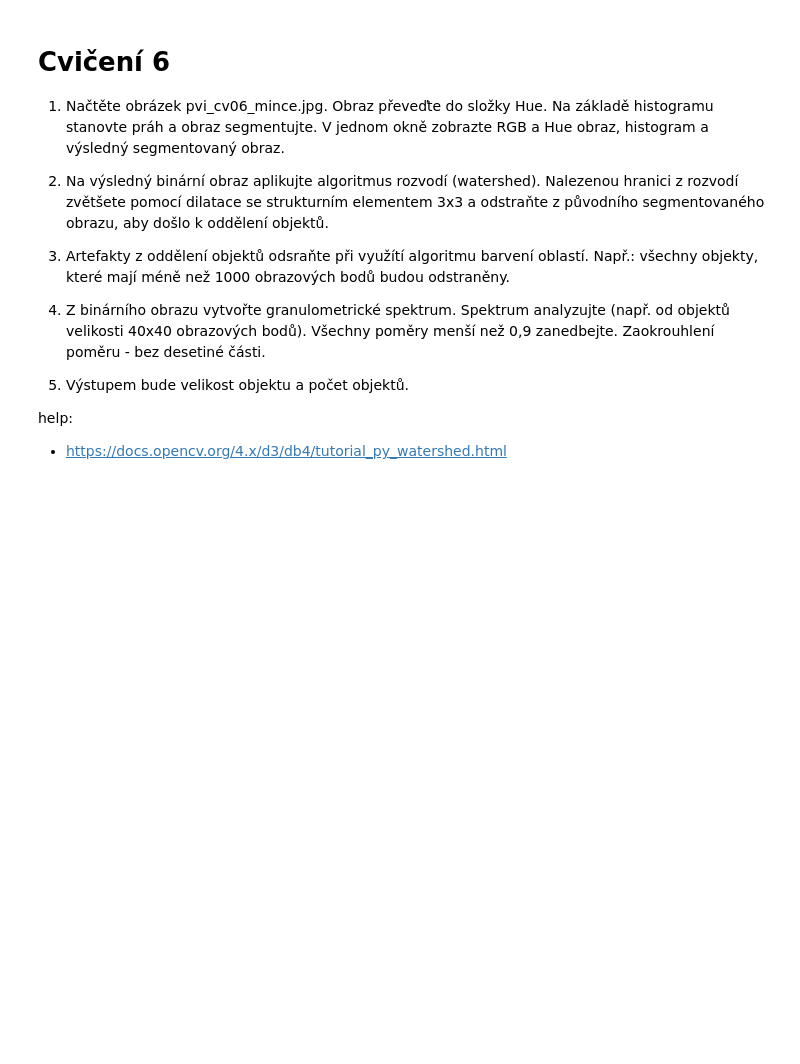
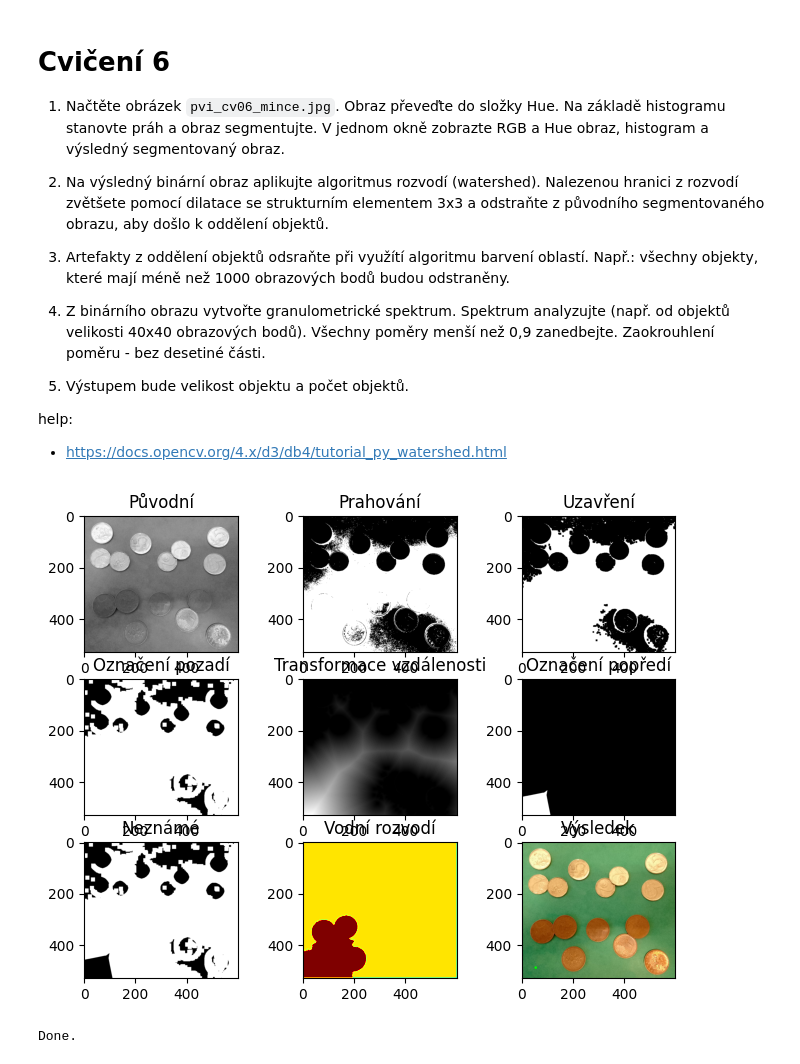
Before and after one commit to TUL-IT-2020/PVI-Pocitacove_videni, a Jupyter notebook: cviceni/cv06/cv06.ipynb, the cells around one changed output. Cells and saved outputs as stored; diff of their text form; code cells hidden in the pictures; blank space fills up the shorter version.

```diff
--- a/cviceni/cv06/cv06.ipynb
+++ b/cviceni/cv06/cv06.ipynb
@@ -19,6 +41,6 @@ ml.tools.printf("Hello world!")
 # %% [markdown]
 # Cvičení 6
-1) Načtěte obrázek pvi_cv06_mince.jpg. Obraz převeďte do složky Hue. Na
+1) Načtěte obrázek `pvi_cv06_mince.jpg`. Obraz převeďte do složky Hue. Na
 základě  histogramu  stanovte  práh  a  obraz  segmentujte.  V  jednom  okně
 zobrazte RGB a Hue obraz, histogram a výsledný segmentovaný obraz.
 
@@ -41,0 +69,70 @@ help:
+# %%
+DEBUG = True
+
+img_name = "pvi_cv06_mince.jpg"
+# %%
+# Read the image and convert it to grayscale
+img = cv2.imread(img_name)
+assert img is not None, "File: " + Blue + img_name + NC + " could not be read, check with os.path.exists()"
+img = cv2.cvtColor(img, cv2.COLOR_BGR2RGB)
+img_gray = cv2.cvtColor(img, cv2.COLOR_RGB2GRAY)
+# %%
+# Apply thresholding
+_, thresh = cv2.threshold(img_gray, 130, 255, 0)
+
+# Invert the thresholded image
+thresh = cv2.bitwise_not(thresh)
+
+# Perform morphological operations
+kernel = np.ones((6, 6), np.uint8)
+
+# Closing
+closing = cv2.morphologyEx(thresh, cv2.MORPH_CLOSE, kernel)
+# closing = cv2.morphologyEx(thresh, cv2.MORPH_CLOSE, kernel, iterations=3)
+
+
+# Remove small white regions
+sure_bg = cv2.dilate(closing, kernel, iterations=3)
+
+# Distance transform and normalization
+dist_transform = cv2.distanceTransform(closing, cv2.DIST_L2, 5)
+_, sure_fg = cv2.threshold(dist_transform, 0.7 * dist_transform.max(), 255, 0)
+
+# Subtract the sure foreground from the sure background
+sure_fg = np.uint8(sure_fg)
+unknown = cv2.subtract(sure_bg, sure_fg)
+
+# Marker labelling
+_, markers = cv2.connectedComponents(sure_fg)
+
+# Add one to all labels so that sure background is not 0, but 1
+markers = markers + 1
+
+# Now, mark the region of unknown with zero
+markers[unknown == 255] = 0
+
+# Apply watershed
+markers = cv2.watershed(img, markers)
+
+# Calculate centroids
+label_array, num_features = ndimage.label(sure_fg)
+centroid_list = ndimage.center_of_mass(sure_fg, label_array, range(1, num_features + 1))
+
+# Draw centroids on the original image
+for centroid in centroid_list:
+    cv2.circle(img, (int(centroid[1]), int(centroid[0])), 5, (0, 255, 0), -1)
+
+# Display the result
+
+plot_imgs(
+    [img_gray, thresh, closing, sure_bg, dist_transform, sure_fg, unknown, markers, img],
+    ["Původní", "Prahování", "Uzavření", "Označení pozadí", "Transformace vzdálenosti", "Označení popředí", "Neznámé", "Vodní rozvodí", "Výsledek"],
+    rows=3,
+    cmaps=["gray", "gray", "gray", "gray", "gray", "gray", "gray", "jet", None],
+    window_name="Watershed"
+)
+
+print(Green + "Done" + NC)
+# %% [output]
+[figure, added]
+Done.
```
Also changed, not shown: parts of 4 cells of this notebook.
